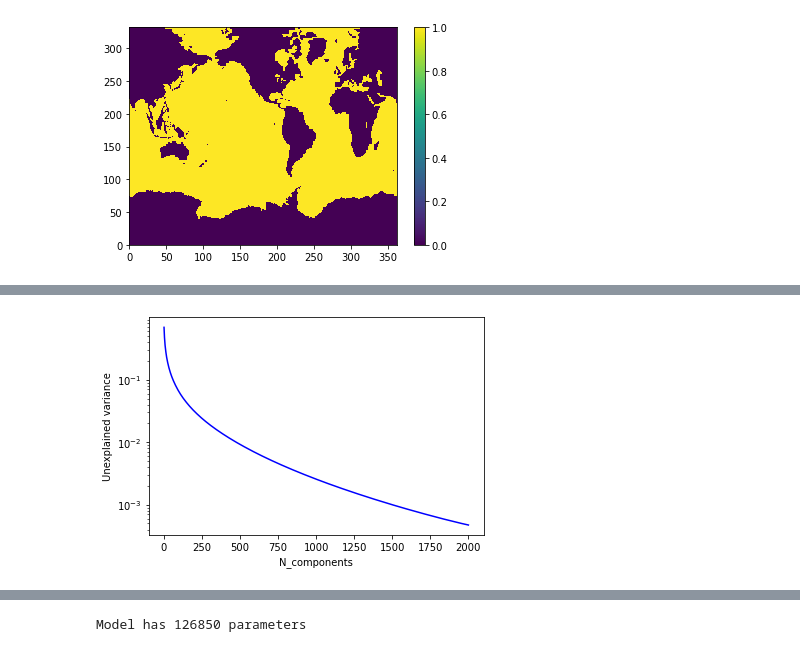
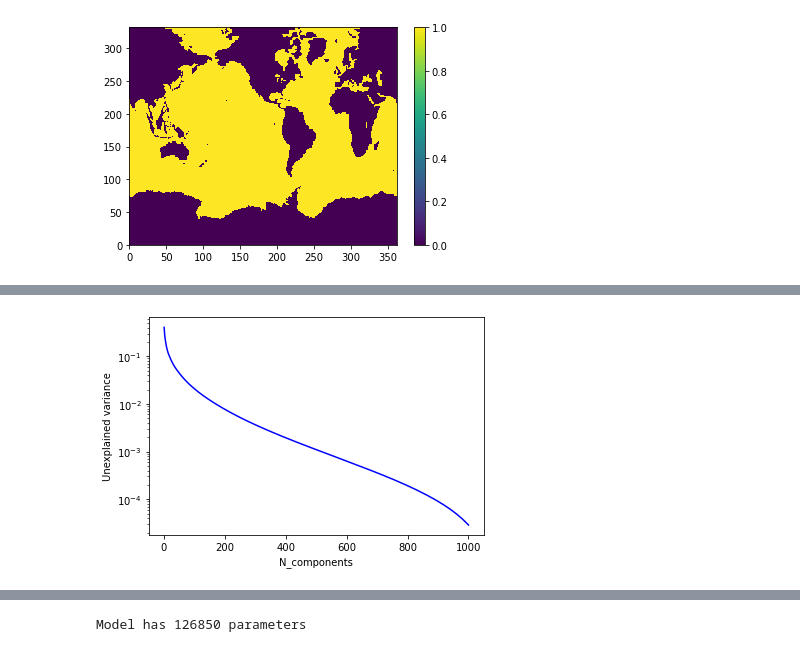
Before and after one commit to Maison-de-la-Simulation/hrmes, a Jupyter notebook: pca.ipynb, the cells around one changed output, grey strips where cells are left out. Drawn from its saved outputs; the diff is of its cells as text; code cells hidden in the pictures.

```diff
--- a/pca.ipynb
+++ b/pca.ipynb
@@ -38,15 +47,15 @@ dataset.normalize(method="pointwise_stats")
 # %%
 dataset.apply_mask()
 # %%
-pca = dataset.compute_pca(2000, transform=False)
+pca = dataset.compute_pca(1000, transform=False)
 # %%
-plt.plot(range(1, 2001), 1 - np.cumsum(pca.explained_variance_ratio_), "b-")
+plt.plot(range(1, 1001), 1 - np.cumsum(pca.explained_variance_ratio_), "b-")
 plt.yscale("log")
 plt.ylabel("Unexplained variance")
 plt.xlabel("N_components")
 plt.show()
 # %% [output]
-[figure, old version]
+[figure, new version]
 # %%
 dataset.compute_pca(50, transform=True)
 dataset.to_torch()
```
Also changed, not shown: parts of 9 cells of this notebook, 2 other files.
